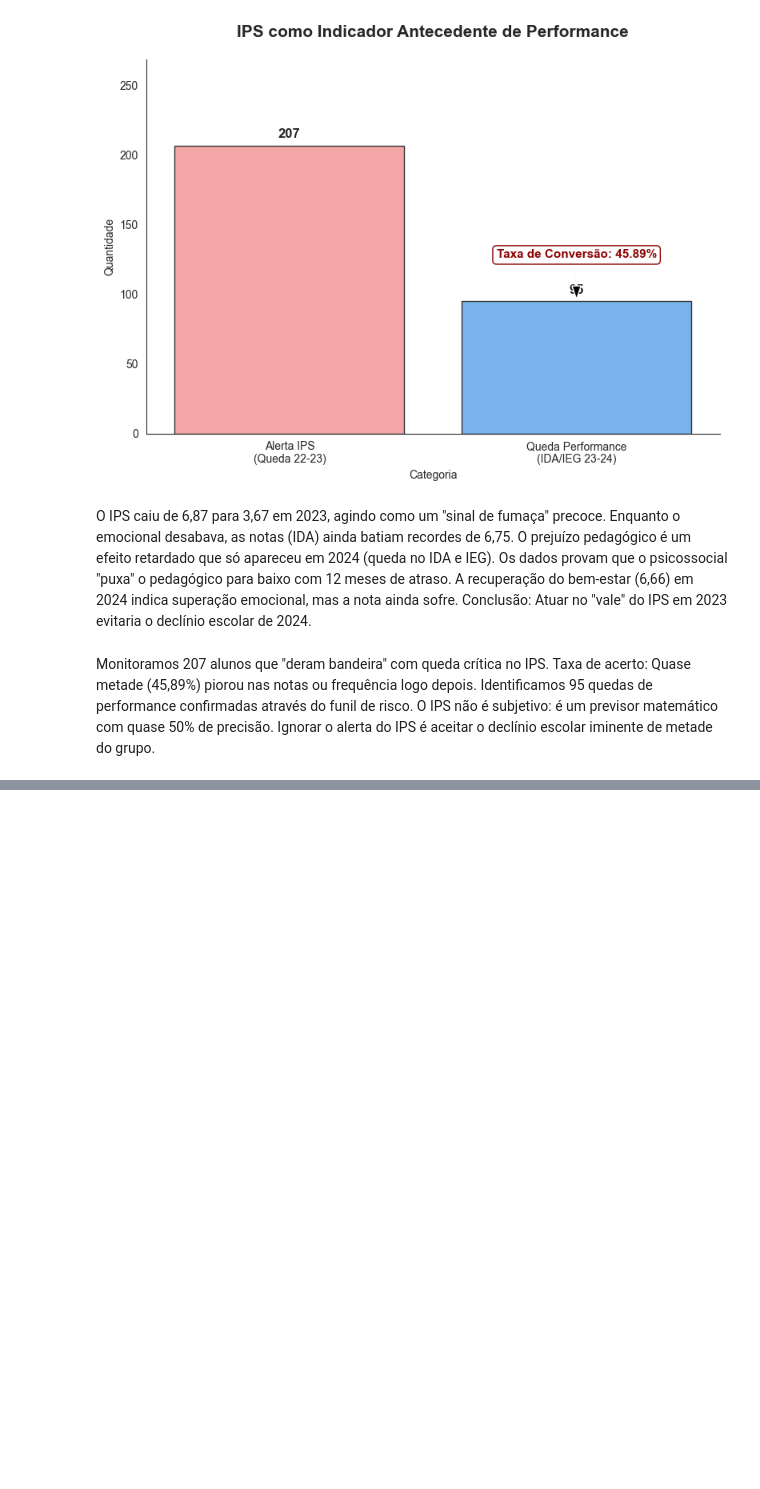
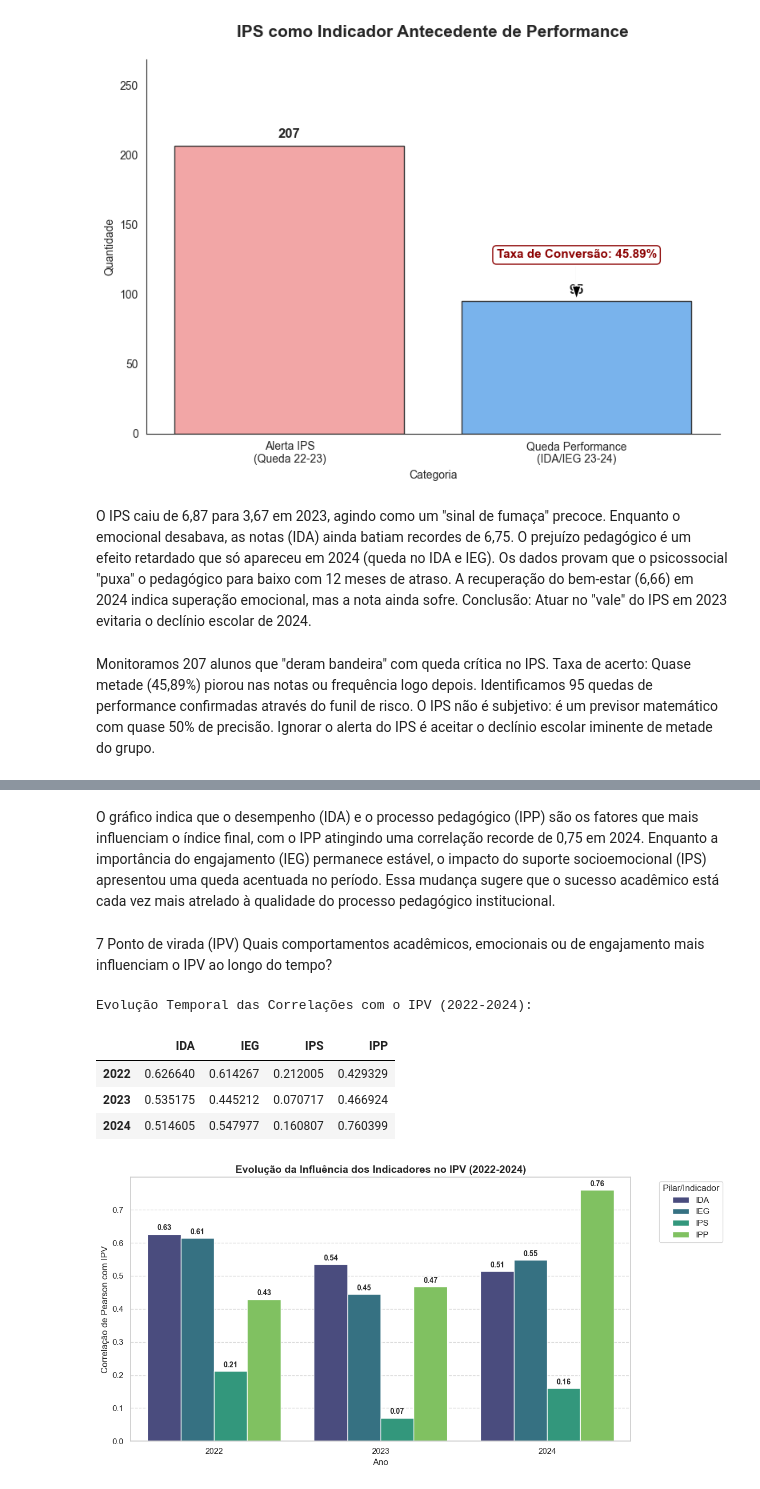
Before and after one commit to Alef2021/DATATHON_2026, a Jupyter notebook: notebooks/insights.ipynb, the cells around one changed output, grey strips where cells are left out. Saved outputs shown, nothing was run; the diff lists cells and outputs as text; code cells hidden in the pictures; blank space fills up the shorter version.

```diff
--- a/notebooks/insights.ipynb
+++ b/notebooks/insights.ipynb
@@ -398,0 +461,62 @@ Ignorar o alerta do IPS é aceitar o declínio escolar iminente de metade do gru
+# %% [markdown]
+O gráfico indica que o desempenho (IDA) e o processo pedagógico (IPP) são os fatores que mais influenciam o índice final, com o IPP atingindo uma correlação recorde de 0,75 em 2024. Enquanto a importância do engajamento (IEG) permanece estável, o impacto do suporte socioemocional (IPS) apresentou uma queda acentuada no período. Essa mudança sugere que o sucesso acadêmico está cada vez mais atrelado à qualidade do processo pedagógico institucional.
+# %% [markdown]
+7 Ponto de virada (IPV)
+Quais comportamentos acadêmicos, emocionais ou de engajamento
+mais influenciam o IPV ao longo do tempo?
+# %%
+
+
+years = sorted(df_dados['ANO'].unique())
+indicators = ['IDA', 'IEG', 'IPS', 'IPP']
+target = 'IPV'
+
+correlation_trends = []
+
+for year in years:
+
+    df_year = df_dados[df_dados['ANO'] == year][indicators + [target]].copy()
+
+    for col in df_year.columns:
+        df_year[col] = pd.to_numeric(df_year[col], errors='coerce')
+
+
+    df_year = df_year.dropna()
+
+
+    corr_matrix = df_year.corr(method='pearson')
+
+
+    ipv_correlations = corr_matrix[target].drop(target)
+    ipv_correlations.name = year
+    correlation_trends.append(ipv_correlations)
+
+df_corr_evolution = pd.DataFrame(correlation_trends)
+
+print('Evolução Temporal das Correlações com o IPV (2022-2024):')
+display(df_corr_evolution)
+df_plot_corr = df_corr_evolution.reset_index().rename(columns={'index': 'ANO'})
+df_plot_corr = df_plot_corr.melt(id_vars='ANO', var_name='Indicador', value_name='Correlação')
+
+plt.figure(figsize=(12, 6))
+sns.barplot(data=df_plot_corr, x='ANO', y='Correlação', hue='Indicador', palette='viridis')
+
+plt.title('Evolução da Influência dos Indicadores no IPV (2022-2024)', fontsize=14, fontweight='bold')
+plt.xlabel('Ano', fontsize=12)
+plt.ylabel('Correlação de Pearson com IPV', fontsize=12)
+plt.legend(title='Pilar/Indicador', bbox_to_anchor=(1.05, 1), loc='upper left')
+plt.grid(axis='y', linestyle='--', alpha=0.7)
+
+
+for container in plt.gca().containers:
+    plt.gca().bar_label(container, fmt='%.2f', padding=3, fontsize=10, fontweight='bold')
+
+plt.tight_layout()
+plt.show()
+# %% [output]
+Evolução Temporal das Correlações com o IPV (2022-2024):
+|  | IDA | IEG | IPS | IPP |
+| 2022 | 0.626640 | 0.614267 | 0.212005 | 0.429329 |
+| 2023 | 0.535175 | 0.445212 | 0.070717 | 0.466924 |
+| 2024 | 0.514605 | 0.547977 | 0.160807 | 0.760399 |
+[figure, added]
```
Also changed, not shown: parts of 11 cells of this notebook.
